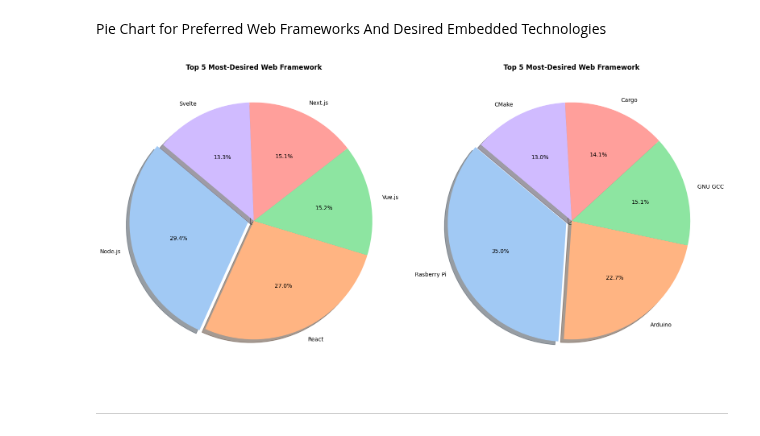
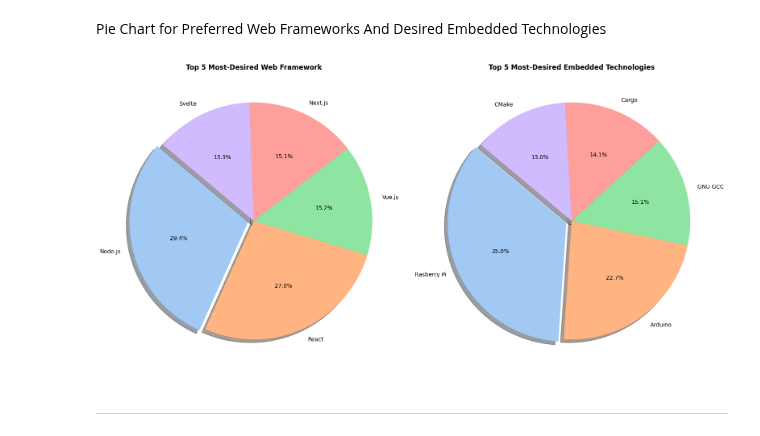
Before and after one commit to azharfachrezi/my-learning, a Jupyter notebook: Capstone Project/Module 4/Survey_Data (Pie Charts).ipynb, the cells around one changed output. Drawn from its saved outputs; the diff is of its cells as text; code cells hidden in the pictures.

Commit message:
Fix Pie Chart title

```diff
--- a/Capstone Project/Module 4/Survey_Data (Pie Charts).ipynb
+++ b/Capstone Project/Module 4/Survey_Data (Pie Charts).ipynb
@@ -215,35 +215,35 @@ frame_embed['framework'] = frame_embed['WebframeWantToWorkWith'].str.split(';')
 frame_data = frame_embed.explode('framework')
 
 # Embedded Data
 frame_embed['embedded'] = frame_embed['EmbeddedWantToWorkWith'].str.split(';')
 embedded_data = frame_embed.explode('embedded')
 
 # Pick top 5
 top_frame = frame_data['framework'].value_counts().head()
 top_embedded = embedded_data['embedded'].value_counts().head()
 
 # SUB PLOTS: PIE CHARTS
 colors = sns.color_palette('pastel')
 fig, ax = plt.subplots(1, 2, figsize=(16, 8))
 
 # Framework Pie Chart
 ax[0].pie(top_frame, labels=top_frame.index, autopct='%1.1f%%',
           colors=colors, explode=[0.05] + [0]*4, shadow=True,
           startangle=140)
 ax[0].set_title("Top 5 Most-Desired Web Framework", fontweight='bold')
 
 # Embedded Pie Chart
 ax[1].pie(top_embedded, labels=top_embedded.index, autopct='%1.1f%%',
           colors=colors, explode=[0.05] + [0]*4, shadow=True,
           startangle=140)
-ax[1].set_title("Top 5 Most-Desired Web Framework", fontweight='bold')
+ax[1].set_title("Top 5 Most-Desired Embedded Technologies", fontweight='bold')
 
 # Adjust layout
 plt.tight_layout()
 
 plt.show()
 # %% [output]
-[figure, old version]
+[figure, new version]
 # %% [markdown]
 ---
 # %%
```
